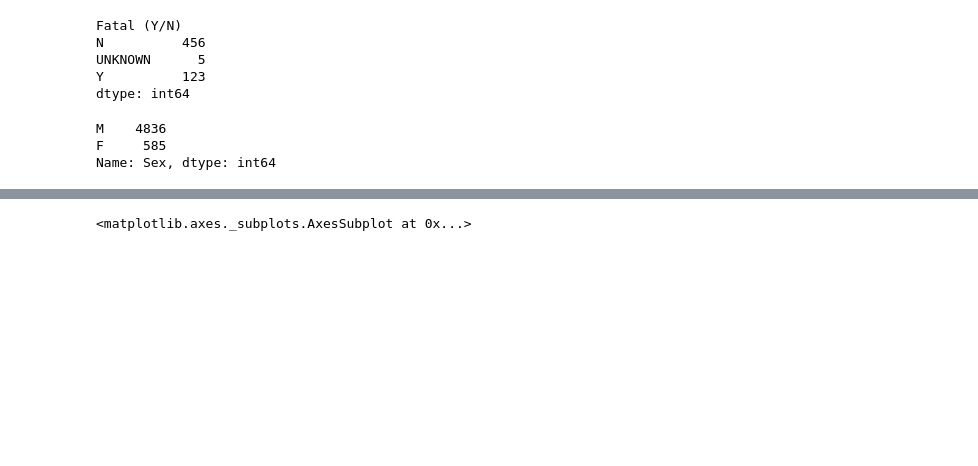
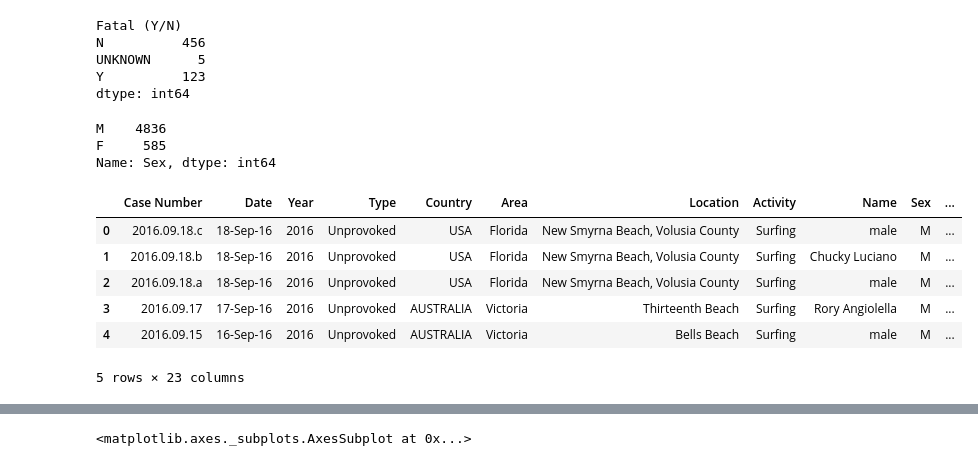
Before and after one commit to ta-datapt-bcn/project-pandas, a Jupyter notebook: Pandas Project.ipynb, the cells around one changed output, grey strips where cells are left out. Cells and saved outputs as stored; diff of their text form; code cells hidden in the pictures; blank space fills up the shorter version.

```diff
--- a/Pandas Project.ipynb
+++ b/Pandas Project.ipynb
@@ -232,3 +240,22 @@ data_gender_group
 M    4836
 F     585
 Name: Sex, dtype: int64
+# %%
+data['Age'] = data['Age'].apply(pd.to_numeric, errors='coerce')
+
+age_labels = ['<19', '20-34', '35-50', '51-65', '66<']
+
+cutoffs = [20,35,51,66]
+
+data['bins'] = pd.cut(data['Age'],5 , labels=age_labels)
+
+
+data.head()
+# %% [output]
+|  | Case Number | Date | Year | Type | Country | Area | Location | Activity | Name | Sex | ... |
+| 0 | 2016.09.18.c | 18-Sep-16 | 2016 | Unprovoked | USA | Florida | New Smyrna Beach, Volusia County | Surfing | male | M | ... |
+| 1 | 2016.09.18.b | 18-Sep-16 | 2016 | Unprovoked | USA | Florida | New Smyrna Beach, Volusia County | Surfing | Chucky Luciano | M | ... |
+| 2 | 2016.09.18.a | 18-Sep-16 | 2016 | Unprovoked | USA | Florida | New Smyrna Beach, Volusia County | Surfing | male | M | ... |
+| 3 | 2016.09.17 | 17-Sep-16 | 2016 | Unprovoked | AUSTRALIA | Victoria | Thirteenth Beach | Surfing | Rory Angiolella | M | ... |
+| 4 | 2016.09.15 | 16-Sep-16 | 2016 | Unprovoked | AUSTRALIA | Victoria | Bells Beach | Surfing | male | M | ... |
+5 rows × 23 columns
```
Also changed, not shown: parts of 14 cells of this notebook.
